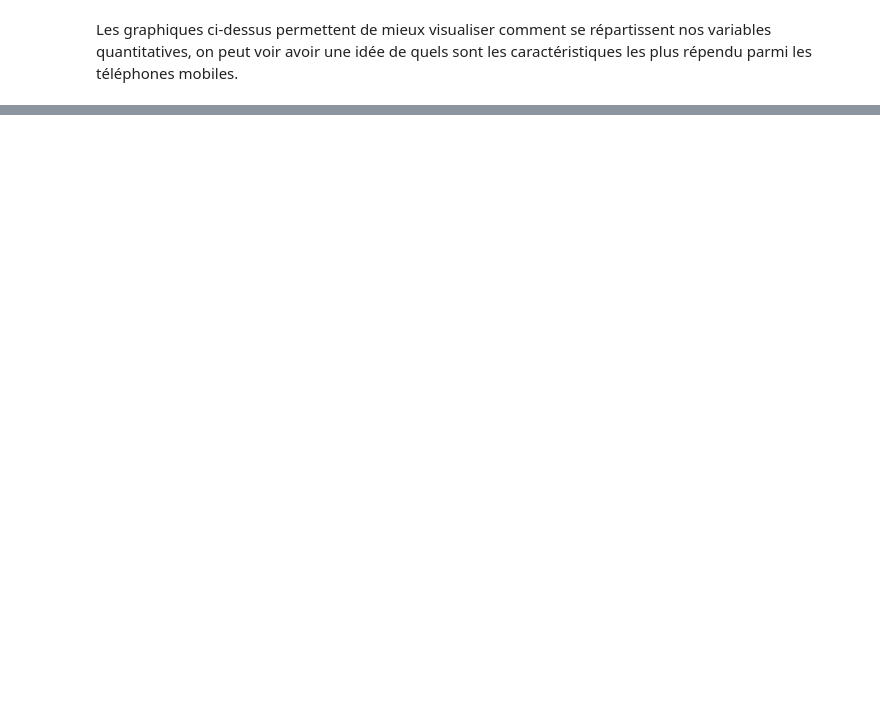
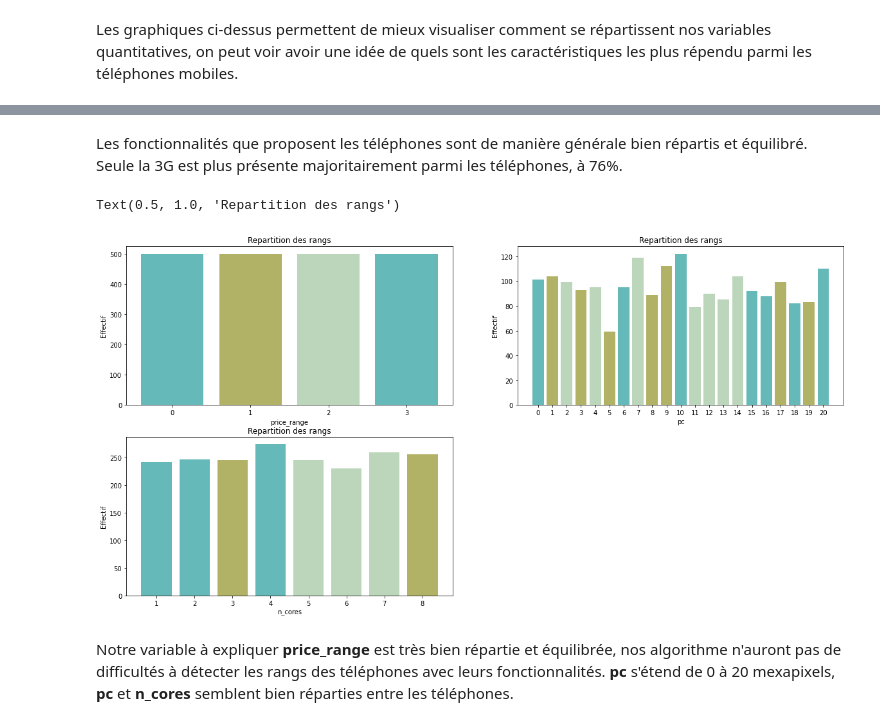
Before and after one commit to solal-paris1-ml/Stats_projetcs, a Jupyter notebook: Mobile Prices Dataset - Jorge/Projet - High dimensional Statistics.ipynb, the cells around one changed output, grey strips where cells are left out. Drawn from its saved outputs; the diff is of its cells as text; code cells hidden in the pictures; blank space fills up the shorter version.

```diff
--- a/Mobile Prices Dataset - Jorge/Projet - High dimensional Statistics.ipynb
+++ b/Mobile Prices Dataset - Jorge/Projet - High dimensional Statistics.ipynb
@@ -224,0 +277,32 @@ Les graphiques ci-dessus permettent de mieux visualiser comment se répartissent
+# %% [markdown]
+Les fonctionnalités que proposent les téléphones sont de manière générale bien répartis et équilibré. Seule la 3G est plus présente majoritairement parmi les téléphones, à 76%.
+# %%
+plt.figure(figsize=(20,10))
+
+#Bar plot de la variable race
+plt.subplot(2, 2, 1)
+plt.bar(data['price_range'].value_counts().index, data['price_range'].value_counts().values ,alpha=0.6, color=['darkcyan','darkseagreen', 'olive'], width=0.8)
+plt.xticks(np.arange(min(data['price_range'].value_counts().index), max(data['price_range'].value_counts().index)+1, 1.0))
+plt.ylabel('Effectif')
+plt.xlabel('price_range')
+plt.title('Repartition des rangs')
+
+plt.subplot(2, 2, 2)
+plt.bar(data['pc'].value_counts().index, data['pc'].value_counts().values ,alpha=0.6, color=['darkcyan','darkseagreen', 'olive'], width=0.8)
+plt.xticks(np.arange(min(data['pc'].value_counts().index), max(data['pc'].value_counts().index)+1, 1.0))
+plt.ylabel('Effectif')
+plt.xlabel('pc')
+plt.title('Repartition des rangs')
+
+plt.subplot(2, 2, 3)
+plt.bar(data['n_cores'].value_counts().index, data['n_cores'].value_counts().values ,alpha=0.6, color=['darkcyan','darkseagreen', 'olive'], width=0.8)
+plt.xticks(np.arange(min(data['n_cores'].value_counts().index), max(data['n_cores'].value_counts().index)+1, 1.0))
+plt.ylabel('Effectif')
+plt.xlabel('n_cores')
+plt.title('Repartition des rangs')
+# %% [output]
+Text(0.5, 1.0, 'Repartition des rangs')
+[figure, added]
+# %% [markdown]
+Notre variable à expliquer **price_range** est très bien répartie et équilibrée, nos algorithme n'auront pas de difficultés à détecter les rangs des téléphones avec leurs fonctionnalités.
+**pc** s'étend de 0 à 20 mexapixels, **pc** et **n_cores** semblent bien réparties entre les téléphones.
```
Also changed, not shown: parts of 42 cells of this notebook.
